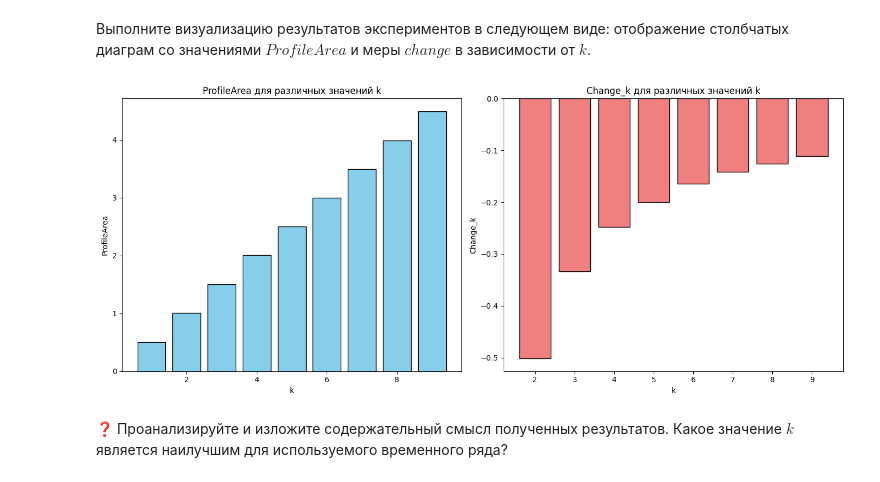
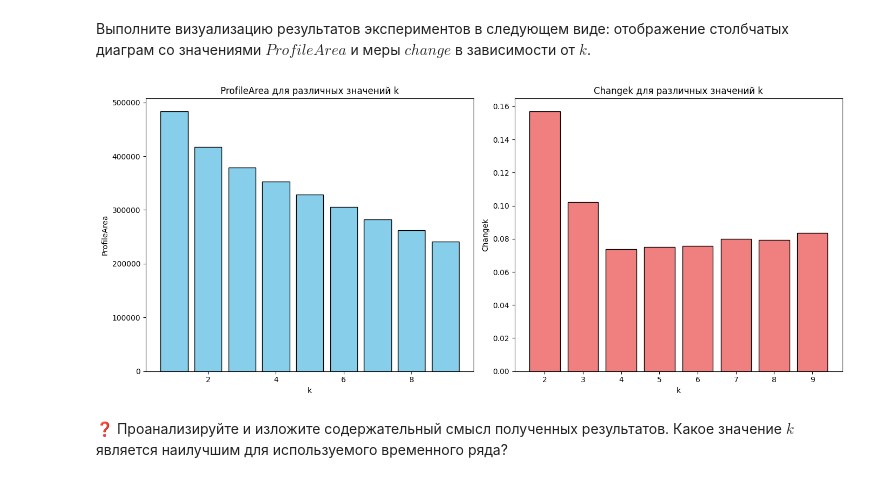
Before and after one commit to wilkak/2024-Gorbunov-TimeSeriesCourse, a Jupyter notebook: practice/05 Snippets/05 Snippets.ipynb, the cells around one changed output. Saved outputs shown, nothing was run; the diff lists cells and outputs as text; code cells hidden in the pictures.

```diff
--- a/practice/05 Snippets/05 Snippets.ipynb
+++ b/practice/05 Snippets/05 Snippets.ipynb
@@ -123,2 +132,4 @@ plot_snippets(filtered_data[:,0], snp[0])
 <AxesSubplot: >
+# %%
+ysnp = snippets(filteredy, 600, 2,percentage=0.5)
 # %%
@@ -129,2 +140,4 @@ plot_snippets(filtered_data[:,1], snp[1])
 <AxesSubplot: >
+# %%
+zsnp = snippets(filteredz, 600, 2, percentage=0.5)
 # %%
@@ -274,50 +184,41 @@ plt.show()
+# %%
+profileareas = []
+
+for K in range(1, 10):
+    xsnp, ysnp, zsnp = (snippets(data, 600, K, percentage=0.5)
+                           for data in (filteredx, filteredy, filteredz))
+
+    profilearea = np.min([xsnp[-2][k] + ysnp[-2][k] + zsnp[-2][k]
+                           for k in range(K)])
+
+    profileareas.append(profilearea)
+# %%
+changes = [profileareas[k - 1] / profileareas[k] - 1 for k in range(1, 9)]
 # %% [markdown]
 Выполните визуализацию результатов экспериментов в следующем виде: отображение столбчатых диаграм со значениями $ProfileArea$ и меры $change$ в зависимости от $k$.
 # %%
-# Рассчитываем change_k и profile_area для различных значений k
-def calculate_profile_area_and_change(time_series, k_values):
-    profile_areas = []
-    change_values = []
-    prev_profile_area = None
 
-    for k in k_values:
-        profile_area_k = snippet_finder(time_series, k)
-
-        # Среднее значение площади профиля
-        profile_area_k_mean = np.mean(profile_area_k)
-        profile_areas.append(profile_area_k_mean)
-
-        if prev_profile_area is not None:
-            # Вычисляем change_k
-            change_k = (prev_profile_area / profile_area_k_mean) - 1
-            change_values.append(change_k)
-
-        prev_profile_area = profile_area_k_mean
-
-    return profile_areas, change_values
-# Вычисляем profile_area и change для различных k
-profile_areas, change_values = calculate_profile_area_and_change(time_series, k_values)
-
+kvalues = np.arange(1, 10)
 # Визуализация столбчатых диаграмм
 fig, (ax1, ax2) = plt.subplots(1, 2, figsize=(14, 6))
 
 # Столбчатая диаграмма для ProfileArea
-ax1.bar(k_values, profile_areas, color='skyblue', edgecolor='black')
+ax1.bar(kvalues, profileareas, color='skyblue', edgecolor='black')
 ax1.set_title('ProfileArea для различных значений k')
 ax1.set_xlabel('k')
 ax1.set_ylabel('ProfileArea')
 
-# Столбчатая диаграмма для Change_k
-# Мы пропускаем первое значение для Change_k, так как для k=1 нет предыдущего значения
-ax2.bar(k_values[1:], change_values, color='lightcoral', edgecolor='black')
-ax2.set_title('Change_k для различных значений k')
+# Столбчатая диаграмма для Changek
+# Мы пропускаем первое значение для Changek, так как для k=1 нет предыдущего значения
+ax2.bar(kvalues[1:], changes, color='lightcoral', edgecolor='black')
+ax2.set_title('Changek для различных значений k')
 ax2.set_xlabel('k')
-ax2.set_ylabel('Change_k')
+ax2.set_ylabel('Changek')
 
 # графики
 plt.tight_layout()
 plt.show()
 # %% [output]
-[figure, old version]
+[figure, new version]
 # %% [markdown]
 ❓ Проанализируйте и изложите содержательный смысл полученных результатов. Какое значение $k$ является наилучшим для используемого временного ряда?
```
Also changed, not shown: parts of 37 cells of this notebook, 1 other file.
